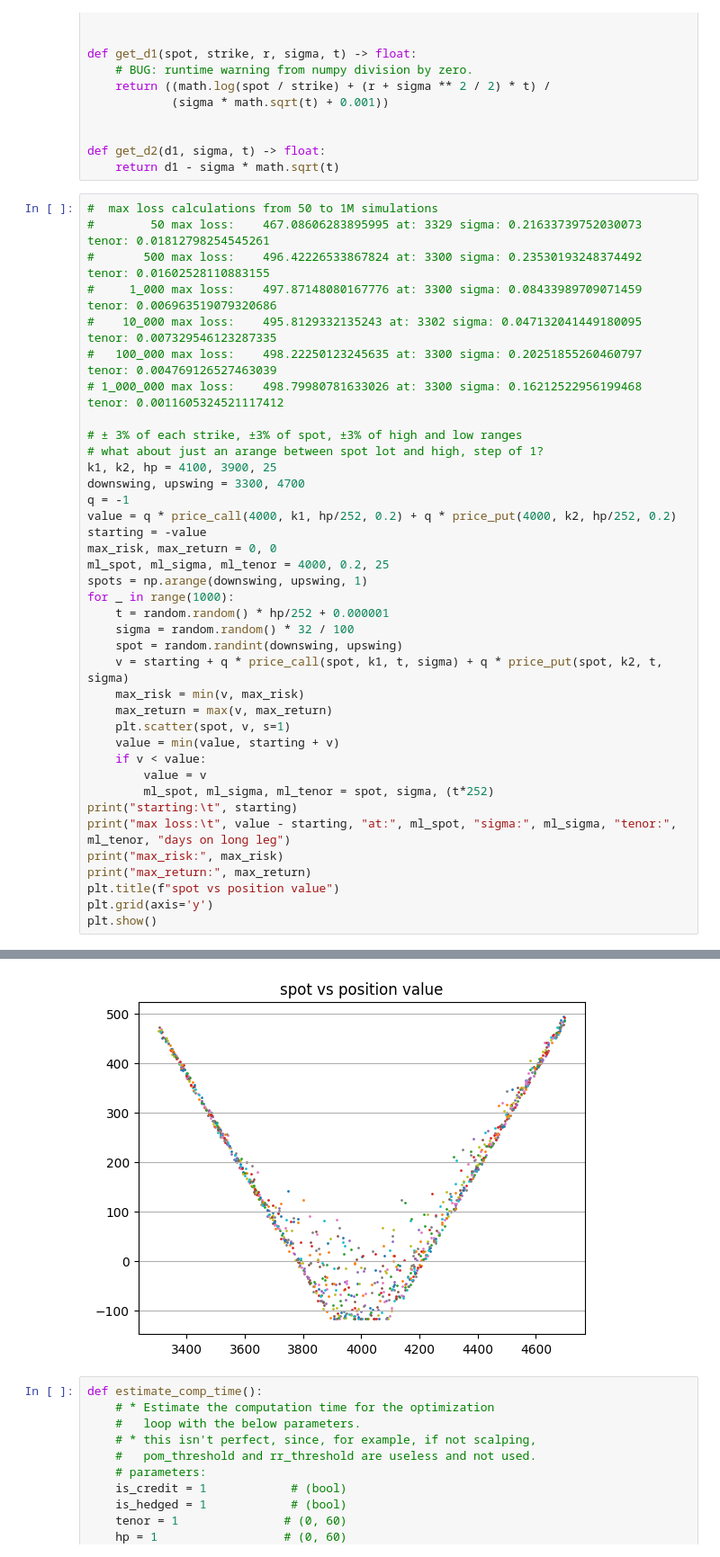
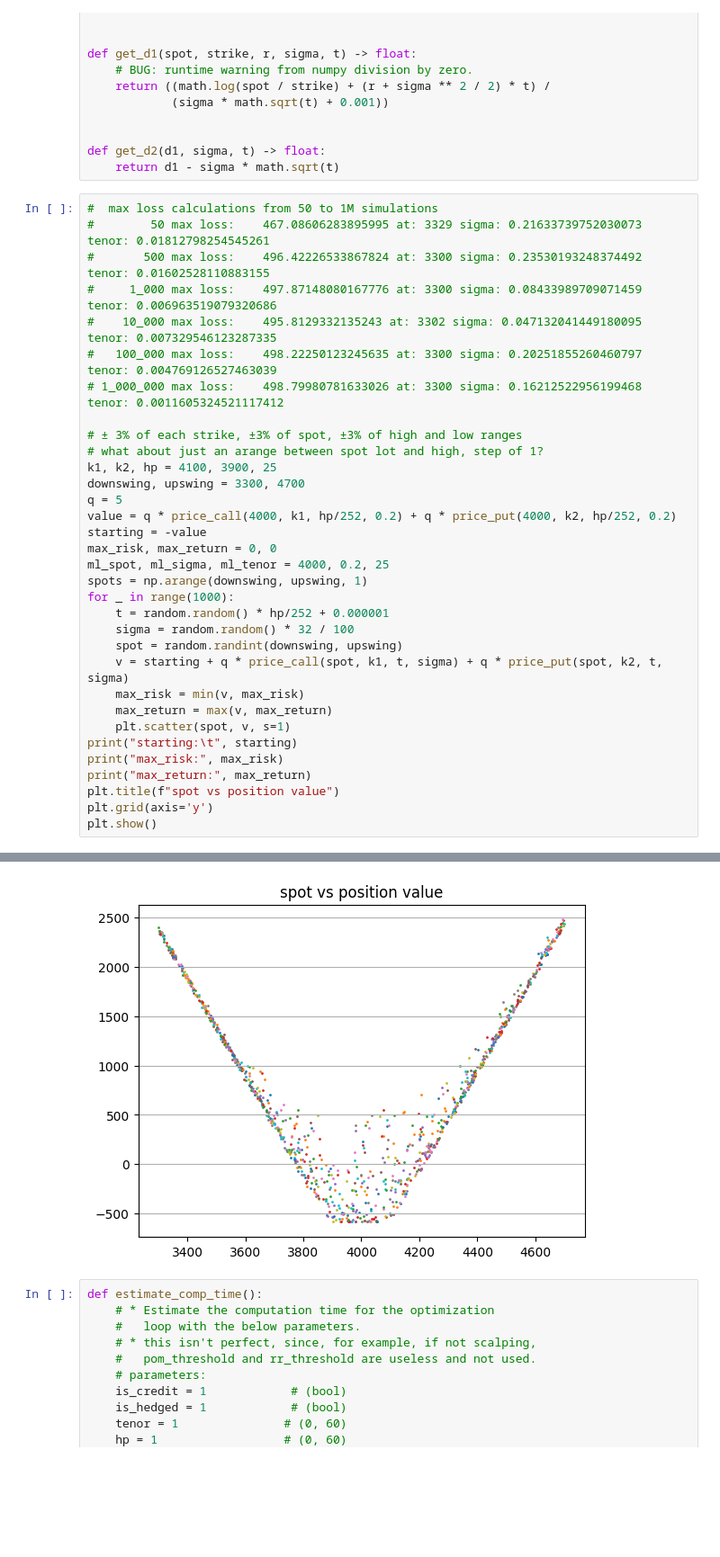
Before and after one commit to m12t/bsm-time-machine, a Jupyter notebook: main.ipynb, the cells around one changed output, grey strips where cells are left out. Shown at 90% size. Saved outputs shown, nothing was run; the diff lists cells and outputs as text; blank space fills up the shorter version.

```diff
--- a/main.ipynb
+++ b/main.ipynb
@@ -501,7 +501,7 @@ def get_d2(d1, sigma, t) -> float:
 # what about just an arange between spot lot and high, step of 1?
 k1, k2, hp = 4100, 3900, 25
 downswing, upswing = 3300, 4700
-q = -1
+q = 5
 value = q * price_call(4000, k1, hp/252, 0.2) + q * price_put(4000, k2, hp/252, 0.2)
 starting = -value
 max_risk, max_return = 0, 0
@@ -515,12 +515,7 @@ for _ in range(1000):
     max_risk = min(v, max_risk)
     max_return = max(v, max_return)
     plt.scatter(spot, v, s=1)
-    value = min(value, starting + v)
-    if v < value:
-        value = v
-        ml_spot, ml_sigma, ml_tenor = spot, sigma, (t*252)
 print("starting:\t", starting)
-print("max loss:\t", value - starting, "at:", ml_spot, "sigma:", ml_sigma, "tenor:", ml_tenor, "days on long leg")
 print("max_risk:", max_risk)
 print("max_return:", max_return)
 plt.title(f"spot vs position value")
@@ -534,4 +528,4 @@ max_return: 493.82962694144993
-[figure, old version]
+[figure, new version]
 # %%
 def estimate_comp_time():
     # * Estimate the computation time for the optimization
```
Also changed, not shown: parts of 1 cell of this notebook, 1 other file.
